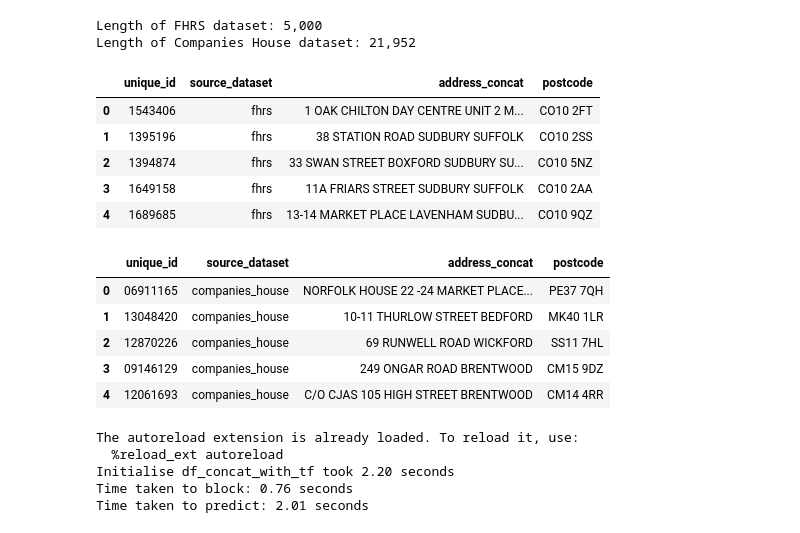
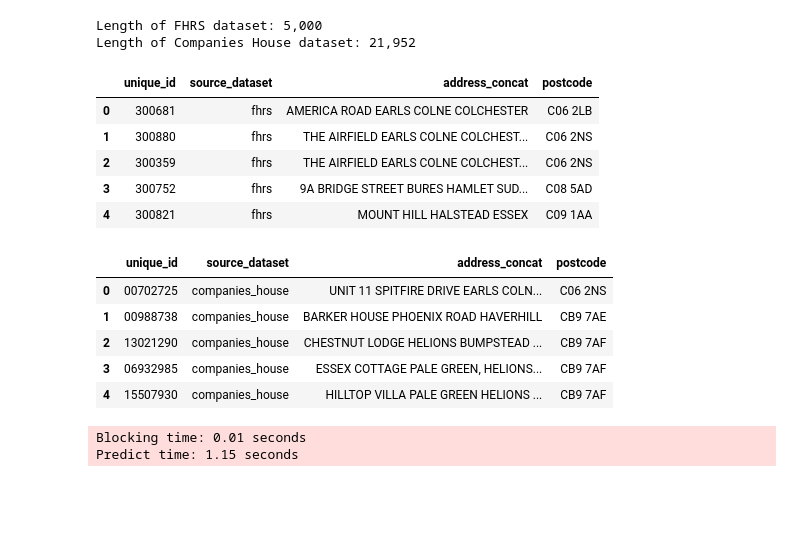
Before and after one commit to RobinL/uk_address_matcher, a Jupyter notebook: match_example_data.ipynb, the cells around one changed output. Cells and saved outputs as stored; diff of their text form; code cells hidden in the pictures; blank space fills up the shorter version.

Commit message:
examples

```diff
--- a/match_example_data.ipynb
+++ b/match_example_data.ipynb
@@ -6,50 +6,55 @@
 # %%
 import duckdb
 import pandas as pd
-from IPython.display import display
 
-from uk_address_matcher.cleaning_pipelines import (
-    clean_data_using_precomputed_rel_tok_freq,
+from uk_address_matcher.post_linkage.analyse_results import (
+    distinguishability_summary,
 )
-from uk_address_matcher.splink_model import _performance_predict
+from uk_address_matcher.post_linkage.identify_distinguishing_tokens import (
+    improve_predictions_using_distinguishing_tokens,
+)
+from uk_address_matcher import clean_data_using_precomputed_rel_tok_freq, get_linker
+import time
+
+pd.options.display.max_colwidth = 1000
 
 pd.options.display.max_colwidth = 1000
 
 # -----------------------------------------------------------------------------
-# Step 1: Load in some example data.  If using your own data, it must be in»
+# Step 1: Load in some example data.  If using your own data, it must be in
 # the same format as the example data.
 # -----------------------------------------------------------------------------
-p_fhrs = "https://github.com/RobinL/uk_address_matcher/raw/main/example_data/fhrs_addresses_sample.parquet"
-p_ch = "https://github.com/RobinL/uk_address_matcher/raw/main/example_data/companies_house_addresess_postcode_overlap.parquet"
+# Any additional columns should be retained as-is by the cleaning code
+
+p_ch = "./example_data/companies_house_addresess_postcode_overlap.parquet"
+p_fhrs = "./example_data/fhrs_addresses_sample.parquet"
 
 con = duckdb.connect(database=":memory:")
-con.sql(f"CREATE TABLE df_fhrs AS SELECT * FROM read_parquet('{p_fhrs}')")
-con.sql(f"CREATE TABLE df_ch AS SELECT * FROM read_parquet('{p_ch}')")
-df_fhrs = con.table("df_fhrs")
-df_ch = con.table("df_ch")
 
+df_ch = con.read_parquet(p_ch).order("postcode")
+df_fhrs = con.read_parquet(p_fhrs).order("postcode")
 
 # Display length of the dataset
-print(f"Length of FHRS dataset: {len(df_fhrs):,.0f}")
-print(f"Length of Companies House dataset: {len(df_ch):,.0f}")
+print(f"Length of FHRS dataset: {len(df_fhrs.df()):,.0f}")
+print(f"Length of Companies House dataset: {len(df_ch.df()):,.0f}")
 
 display(df_fhrs.limit(5).df())
 display(df_ch.limit(5).df())
 # %% [output]
 Length of FHRS dataset: 5,000
 Length of Companies House dataset: 21,952
 |  | unique_id | source_dataset | address_concat | postcode |
-| 0 | 1543406 | fhrs | 1 OAK CHILTON DAY CENTRE UNIT 2 M... | CO10 2FT |
-| 1 | 1395196 | fhrs | 38 STATION ROAD SUDBURY SUFFOLK | CO10 2SS |
-| 2 | 1394874 | fhrs | 33 SWAN STREET BOXFORD SUDBURY SU... | CO10 5NZ |
-| 3 | 1649158 | fhrs | 11A FRIARS STREET SUDBURY SUFFOLK | CO10 2AA |
-| 4 | 1689685 | fhrs | 13-14 MARKET PLACE LAVENHAM SUDBU... | CO10 9QZ |
+| 0 | 300681 | fhrs | AMERICA ROAD EARLS COLNE COLCHESTER | C06 2LB |
+| 1 | 300880 | fhrs | THE AIRFIELD EARLS COLNE COLCHEST... | C06 2NS |
+| 2 | 300359 | fhrs | THE AIRFIELD EARLS COLNE COLCHEST... | C06 2NS |
+| 3 | 300752 | fhrs | 9A BRIDGE STREET BURES HAMLET SUD... | C08 5AD |
+| 4 | 300821 | fhrs | MOUNT HILL HALSTEAD ESSEX | C09 1AA |
 |  | unique_id | source_dataset | address_concat | postcode |
-| 0 | 06911165 | companies_house | NORFOLK HOUSE 22 -24 MARKET PLACE... | PE37 7QH |
-| 1 | 13048420 | companies_house | 10-11 THURLOW STREET BEDFORD | MK40 1LR |
-| 2 | 12870226 | companies_house | 69 RUNWELL ROAD WICKFORD | SS11 7HL |
-| 3 | 09146129 | companies_house | 249 ONGAR ROAD BRENTWOOD | CM15 9DZ |
-| 4 | 12061693 | companies_house | C/O CJAS 105 HIGH STREET BRENTWOOD | CM14 4RR |
+| 0 | 00702725 | companies_house | UNIT 11 SPITFIRE DRIVE EARLS COLN... | C06 2NS |
+| 1 | 00988738 | companies_house | BARKER HOUSE PHOENIX ROAD HAVERHILL | CB9 7AE |
+| 2 | 13021290 | companies_house | CHESTNUT LODGE HELIONS BUMPSTEAD ... | CB9 7AF |
+| 3 | 06932985 | companies_house | ESSEX COTTAGE PALE GREEN, HELIONS... | CB9 7AF |
+| 4 | 15507930 | companies_house | HILLTOP VILLA PALE GREEN HELIONS ... | CB9 7AF |
 # %%
 # -----------------------------------------------------------------------------
 # Step 2: Clean the data/feature engineering to prepare for matching model
@@ -58,17 +63,18 @@ Length of Companies House dataset: 21,952
 df_fhrs_clean = clean_data_using_precomputed_rel_tok_freq(df_fhrs, con=con)
 df_ch_clean = clean_data_using_precomputed_rel_tok_freq(df_ch, con=con)
 # %%
-linker, predictions = _performance_predict(
+linker = get_linker(
     df_addresses_to_match=df_fhrs_clean,
     df_addresses_to_search_within=df_ch_clean,
     con=con,
-    match_weight_threshold=-10,
-    output_all_cols=True,
-    print_timings=True
+    include_full_postcode_block=True,
+    additional_columns_to_retain=["original_address_concat"],
 )
+
+df_predict = linker.inference.predict(
+    threshold_match_weight=-50, experimental_optimisation=True
+)
+df_predict_ddb = df_predict.as_duckdbpyrelation()
 # %% [output]
-The autoreload extension is already loaded. To reload it, use:
-  %reload_ext autoreload
-Initialise df_concat_with_tf took 2.20 seconds
-Time taken to block: 0.76 seconds
-Time taken to predict: 2.01 seconds
+Blocking time: 0.01 seconds
+Predict time: 1.15 seconds
```
Also changed, not shown: parts of 5 cells of this notebook, 2 other files.
